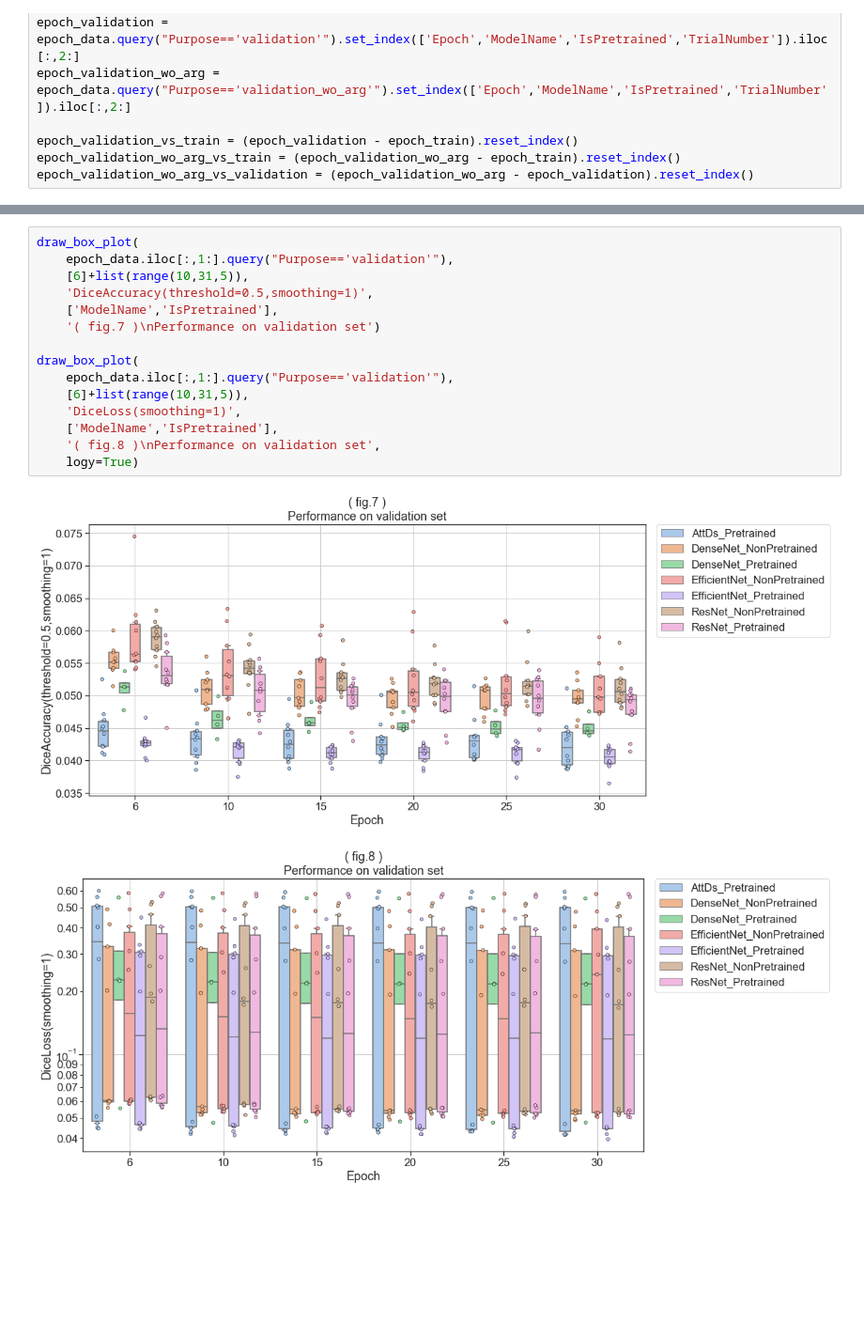
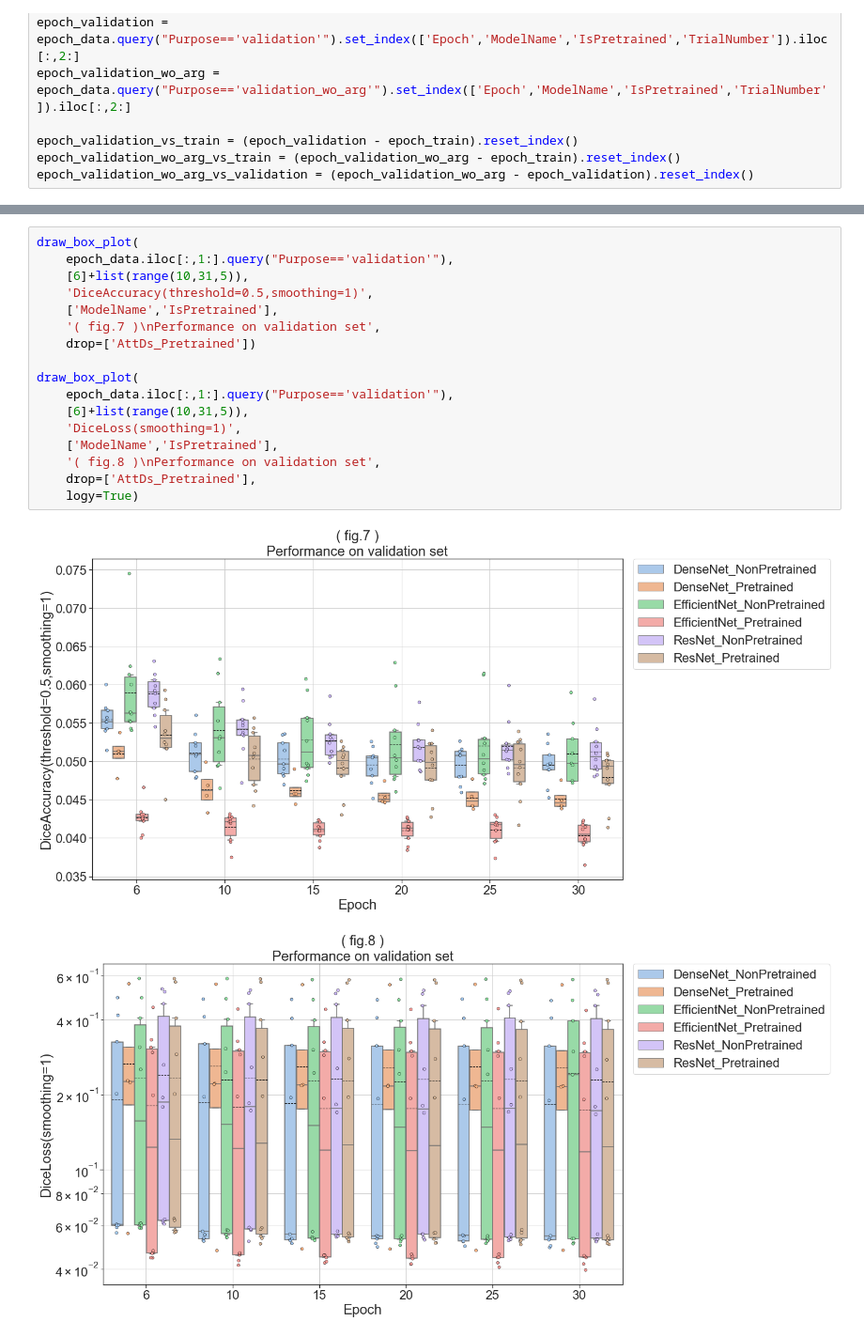
Before and after one commit to you-ming-hu/Cardiac_Catheterization_Project, a Jupyter notebook: pytorch/Results/Losses_and_Metrics/losses_and_metrics_analysis.ipynb, the cells around one changed output, grey strips where cells are left out. Shown at 94% size. Cells and saved outputs as stored; diff of their text form; blank space fills up the shorter version.

```diff
--- a/pytorch/Results/Losses_and_Metrics/losses_and_metrics_analysis.ipynb
+++ b/pytorch/Results/Losses_and_Metrics/losses_and_metrics_analysis.ipynb
@@ -179,21 +246,23 @@ and has lower loss.
 # %%
 draw_box_plot(
     epoch_data.iloc[:,1:].query("Purpose=='validation'"),
     [6]+list(range(10,31,5)),
     'DiceAccuracy(threshold=0.5,smoothing=1)',
     ['ModelName','IsPretrained'],
-    '( fig.7 )\nPerformance on validation set')
+    '( fig.7 )\nPerformance on validation set',
+    drop=['AttDs_Pretrained'])
 
 draw_box_plot(
     epoch_data.iloc[:,1:].query("Purpose=='validation'"),
     [6]+list(range(10,31,5)),
     'DiceLoss(smoothing=1)',
     ['ModelName','IsPretrained'],
     '( fig.8 )\nPerformance on validation set',
+    drop=['AttDs_Pretrained'],
     logy=True)
 # %% [output]
-[figure, old version]
+[figure, new version]
-[figure, old version]
+[figure, new version]
 # %%
 draw_box_plot(
     epoch_data.iloc[:,1:].query("Purpose=='validation'"),
```
Also changed, not shown: parts of 14 cells of this notebook, 1 other file.
